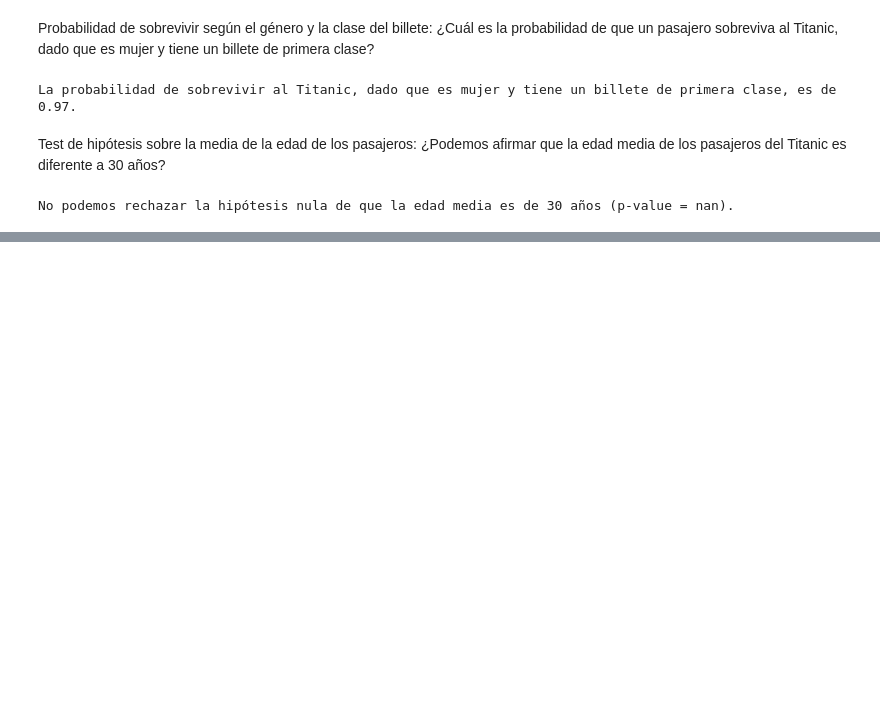
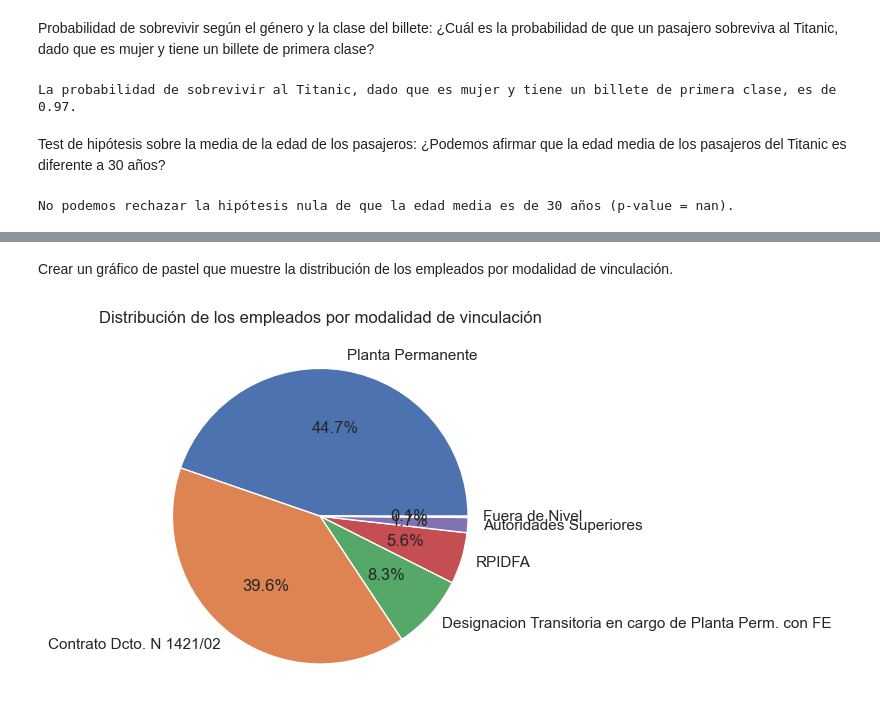
Before and after one commit to uri21199/soy-henry, a Jupyter notebook: practicas/pandas.ipynb, the cells around one changed output, grey strips where cells are left out. Drawn from its saved outputs; the diff is of its cells as text; code cells hidden in the pictures; blank space fills up the shorter version.

```diff
--- a/practicas/pandas.ipynb
+++ b/practicas/pandas.ipynb
@@ -373,0 +433,10 @@ No podemos rechazar la hipótesis nula de que la edad media es de 30 años (p-va
+# %% [markdown]
+Crear un gráfico de pastel que muestre la distribución de los empleados por modalidad de vinculación.
+# %%
+modalidad = personal["modalidad_vinculacion"]
+cantidad_modalidad = modalidad.value_counts()
+plt.pie(cantidad_modalidad.values, labels = cantidad_modalidad.index, autopct = "%1.1f%%")
+plt.title("Distribución de los empleados por modalidad de vinculación")
+plt.show()
+# %% [output]
+[figure, added]
```
Also changed, not shown: parts of 27 cells of this notebook, 10 other files.
